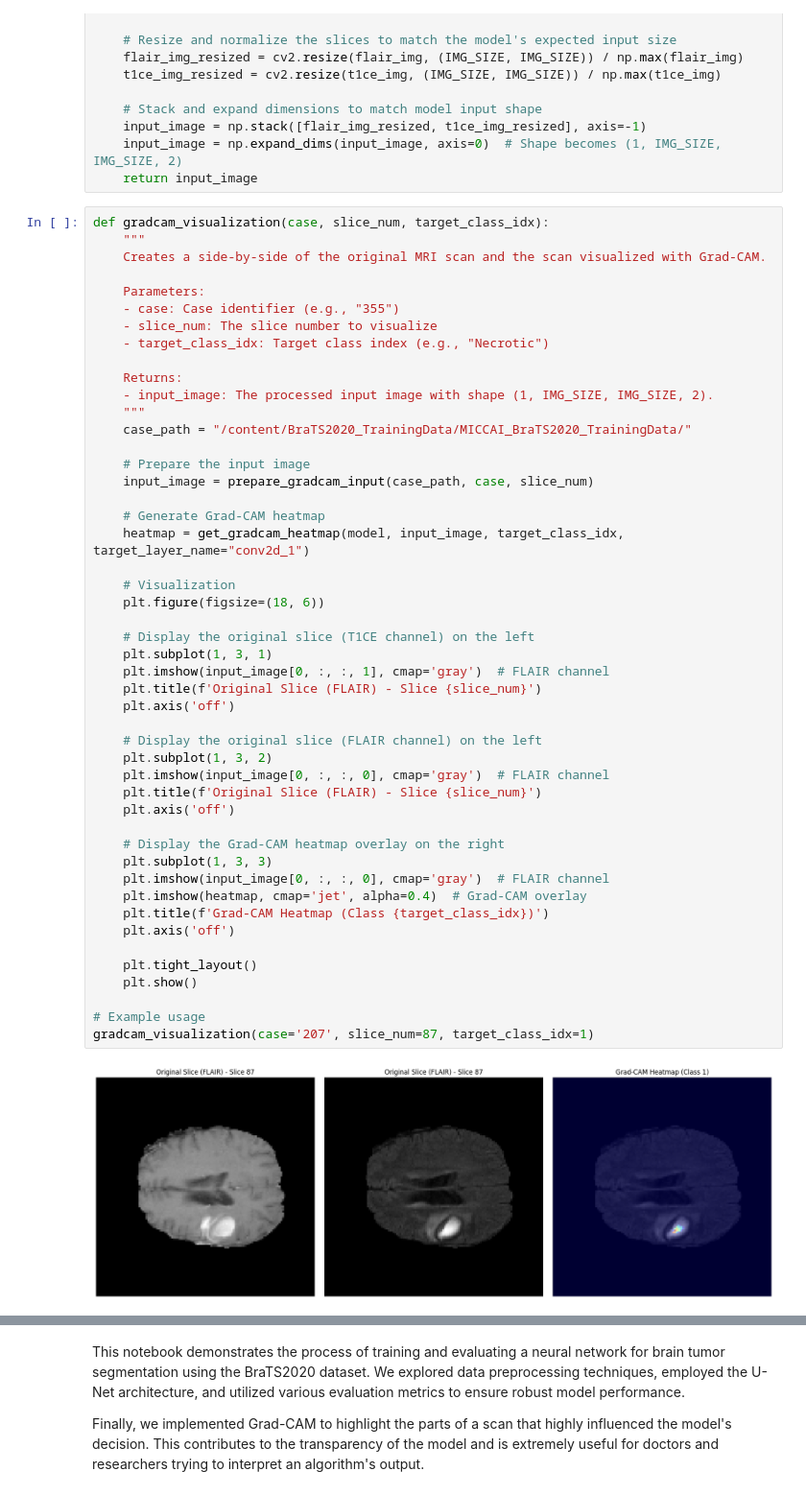
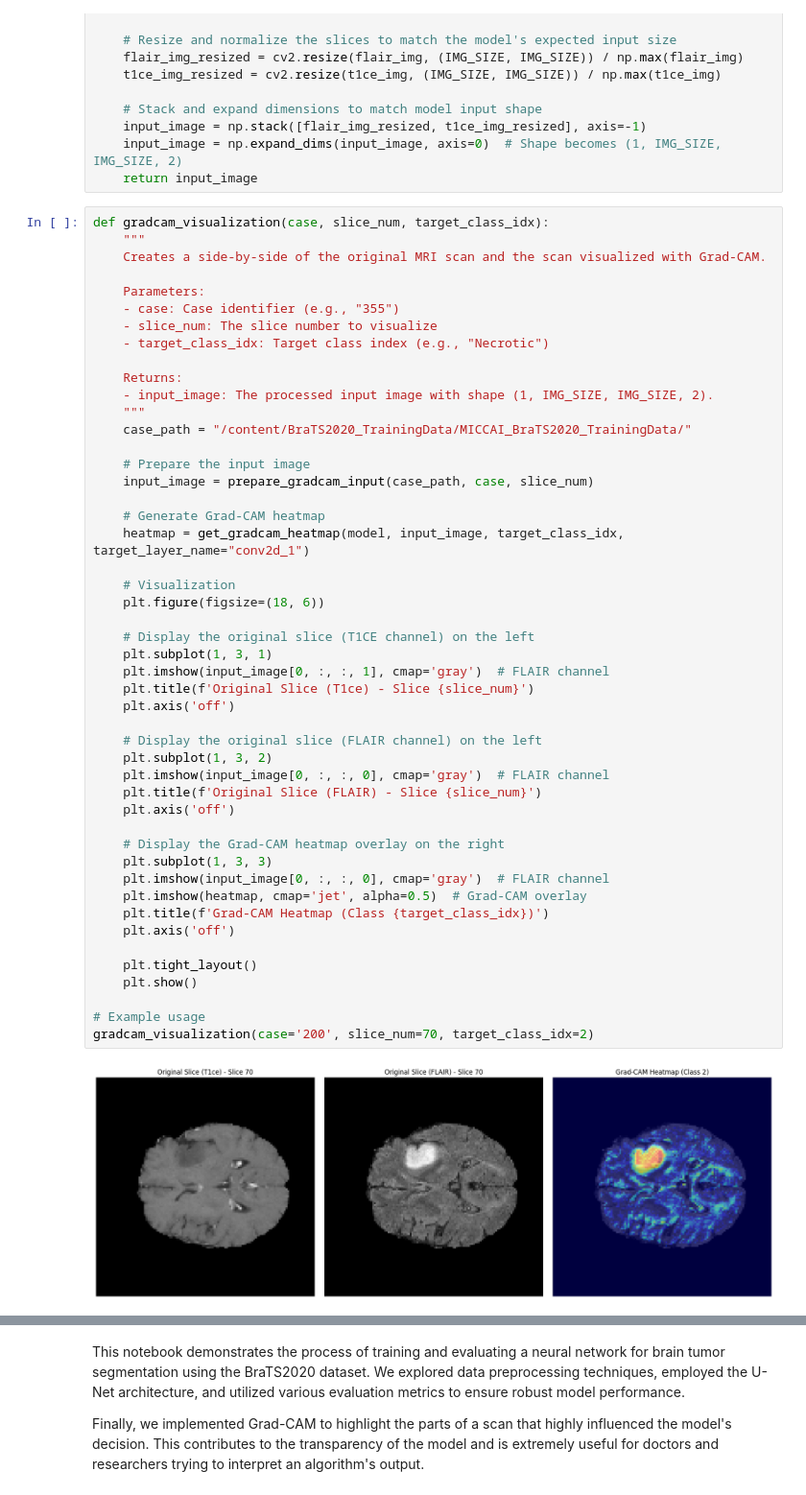
Before and after one commit to Zews21/neuroflux, a Jupyter notebook: neuroflux.ipynb, the cells around one changed output, grey strips where cells are left out. Shown at 96% size. Drawn from its saved outputs; the diff is of its cells as text.

```diff
--- a/neuroflux.ipynb
+++ b/neuroflux.ipynb
@@ -1047,37 +1046,37 @@ def gradcam_visualization(case, slice_num, target_class_idx):
     input_image = prepare_gradcam_input(case_path, case, slice_num)
 
     # Generate Grad-CAM heatmap
     heatmap = get_gradcam_heatmap(model, input_image, target_class_idx, target_layer_name="conv2d_1")
 
     # Visualization
     plt.figure(figsize=(18, 6))
 
     # Display the original slice (T1CE channel) on the left
     plt.subplot(1, 3, 1)
     plt.imshow(input_image[0, :, :, 1], cmap='gray')  # FLAIR channel
-    plt.title(f'Original Slice (FLAIR) - Slice {slice_num}')
+    plt.title(f'Original Slice (T1ce) - Slice {slice_num}')
     plt.axis('off')
 
     # Display the original slice (FLAIR channel) on the left
     plt.subplot(1, 3, 2)
     plt.imshow(input_image[0, :, :, 0], cmap='gray')  # FLAIR channel
     plt.title(f'Original Slice (FLAIR) - Slice {slice_num}')
     plt.axis('off')
 
     # Display the Grad-CAM heatmap overlay on the right
     plt.subplot(1, 3, 3)
     plt.imshow(input_image[0, :, :, 0], cmap='gray')  # FLAIR channel
-    plt.imshow(heatmap, cmap='jet', alpha=0.4)  # Grad-CAM overlay
+    plt.imshow(heatmap, cmap='jet', alpha=0.5)  # Grad-CAM overlay
     plt.title(f'Grad-CAM Heatmap (Class {target_class_idx})')
     plt.axis('off')
 
     plt.tight_layout()
     plt.show()
 
 # Example usage
-gradcam_visualization(case='207', slice_num=87, target_class_idx=1)
+gradcam_visualization(case='200', slice_num=70, target_class_idx=2)
 # %% [output]
-[figure, old version]
+[figure, new version]
 # %%
 def display_heatmaps_in_grid(case_path, case, num_slices, rows, cols, model, target_class_idx, target_layer_name="conv2d_1"):
     """
```
Also changed, not shown: parts of 18 cells of this notebook.
